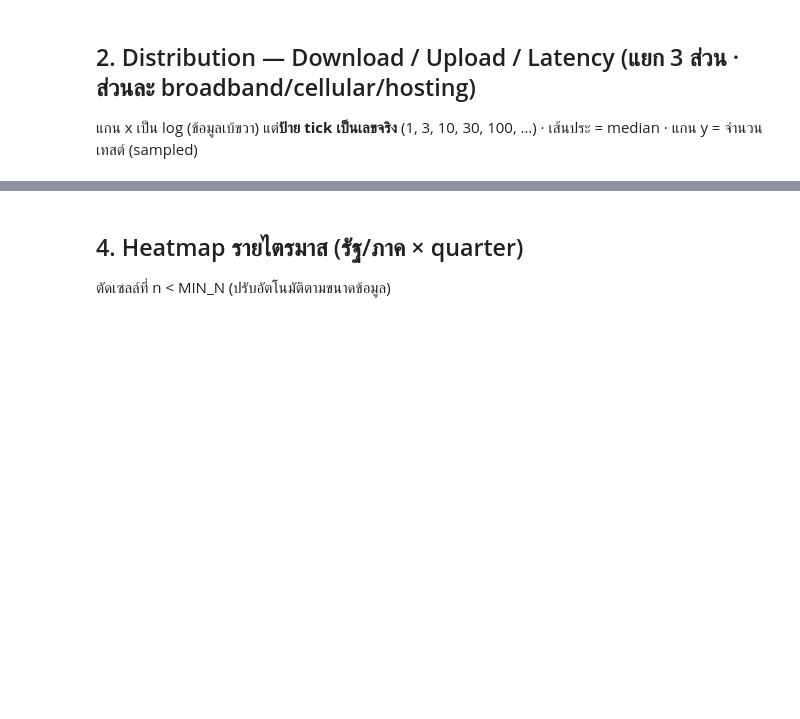
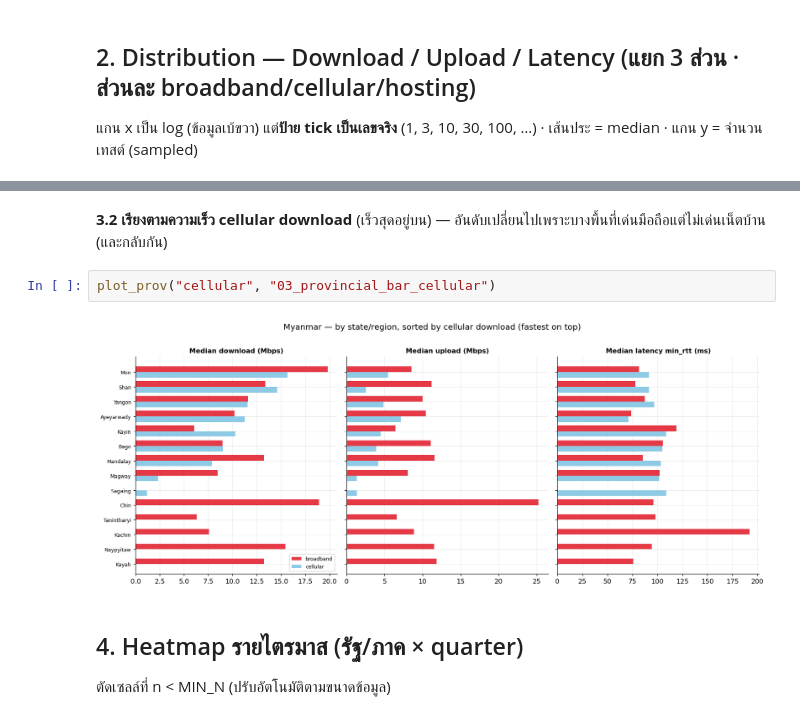
Before and after one commit to chissanupun/thailand-broadband-analysis, a Jupyter notebook: notebooks/ndt7/mm/mm_clean/ndt7_Myanmar_eda.ipynb, the cells around one changed output, grey strips where cells are left out. Saved outputs shown, nothing was run; the diff lists cells and outputs as text; blank space fills up the shorter version.

```diff
--- a/notebooks/ndt7/mm/mm_clean/ndt7_Myanmar_eda.ipynb
+++ b/notebooks/ndt7/mm/mm_clean/ndt7_Myanmar_eda.ipynb
@@ -207,3 +213,9 @@ plt.tight_layout(); savefig("03_provincial_bar"); plt.show()
+# %% [markdown]
+**3.2 เรียงตามความเร็ว cellular download** (เร็วสุดอยู่บน) — อันดับเปลี่ยนไปเพราะบางพื้นที่เด่นมือถือแต่ไม่เด่นเน็ตบ้าน (และกลับกัน)
+# %%
+plot_prov("cellular", "03_provincial_bar_cellular")
+# %% [output]
+[figure, added]
 # %% [markdown]
 ## 4. Heatmap รายไตรมาส (รัฐ/ภาค × quarter)
 ตัดเซลล์ที่ n < MIN_N (ปรับอัตโนมัติตามขนาดข้อมูล)
```
Also changed, not shown: parts of 11 cells of this notebook, 19 other files.
